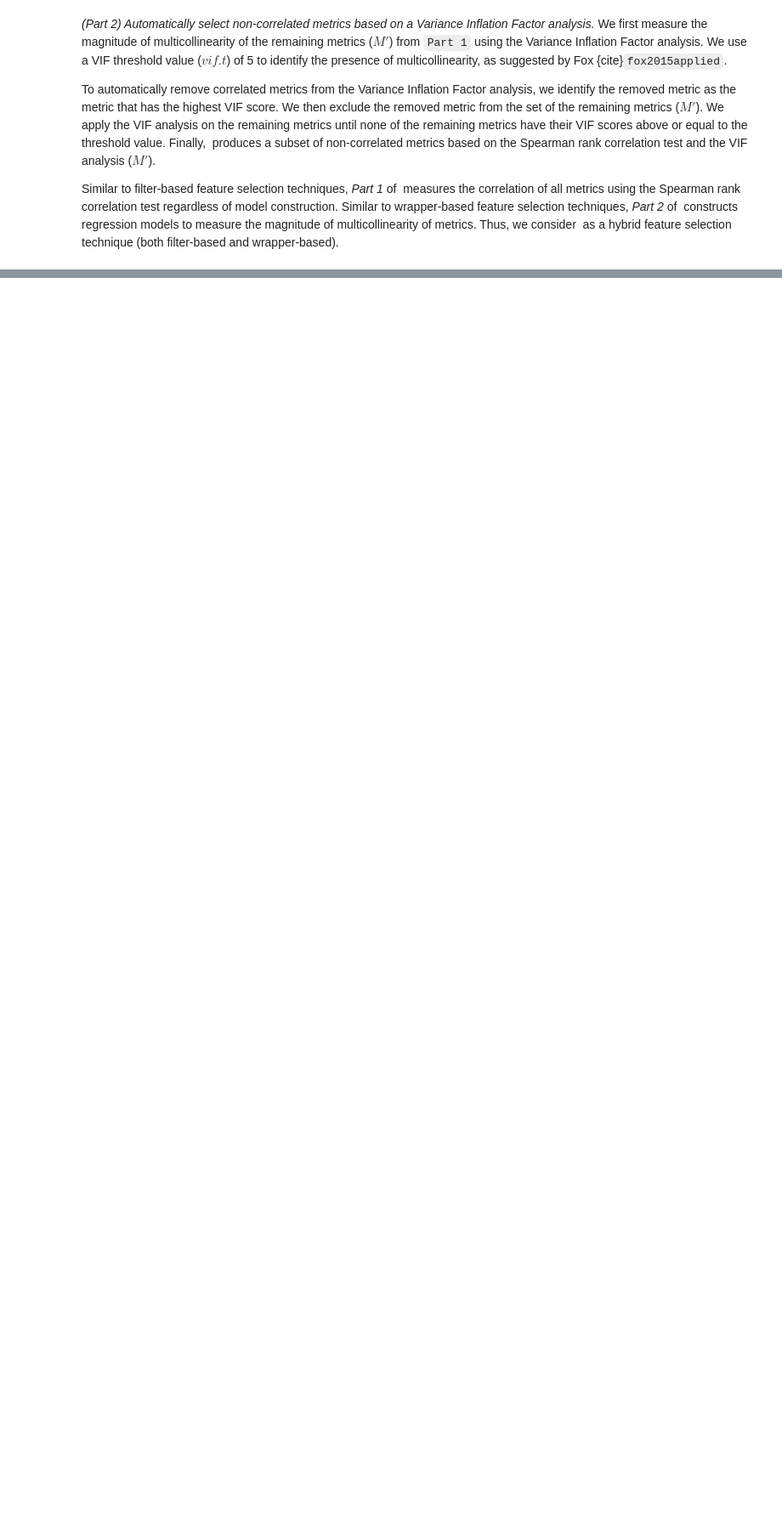
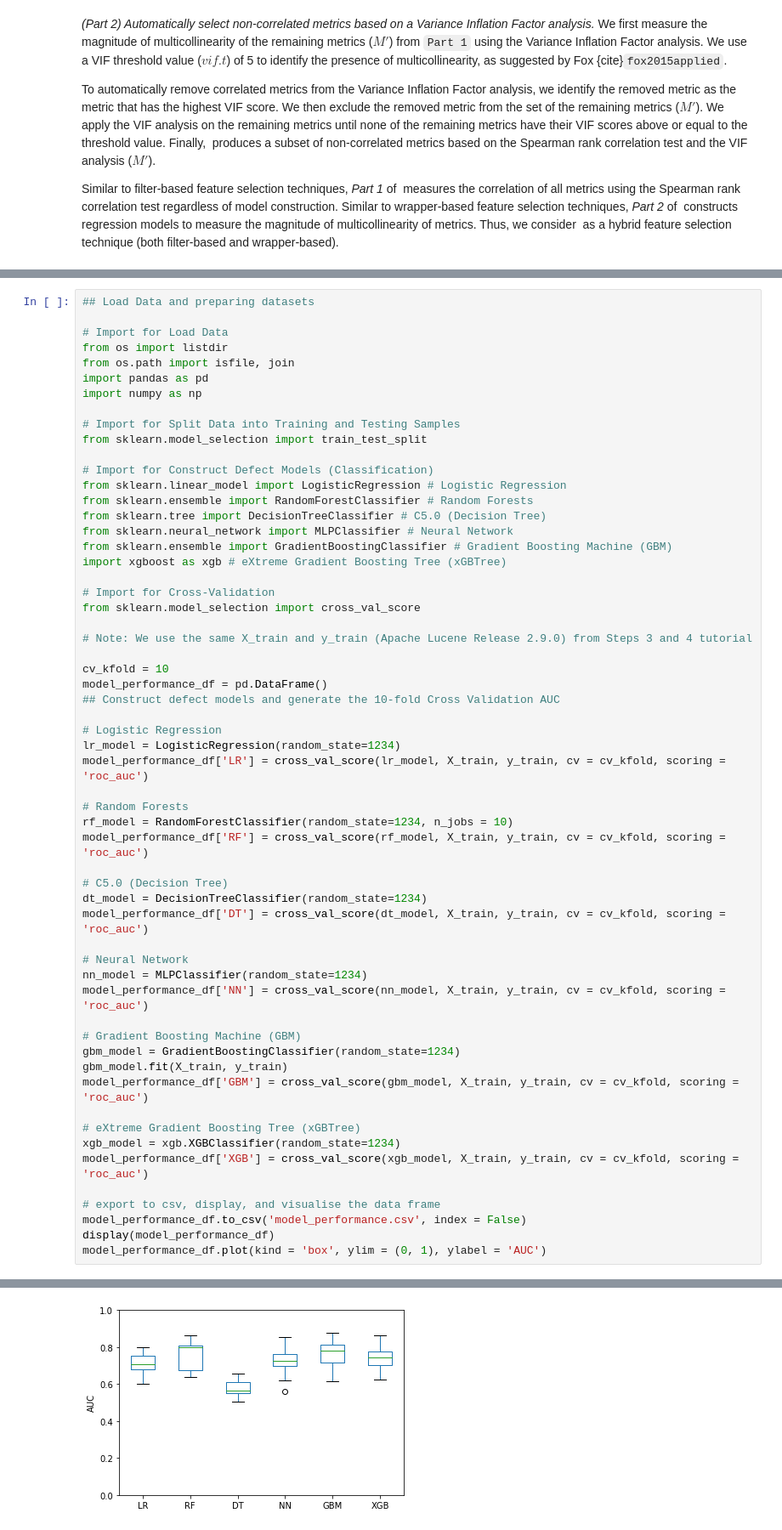
Before and after one commit to xai4se/xai4se.github.io, a Jupyter notebook: _sources/tutorials/ASE2021.ipynb, the cells around one changed output, grey strips where cells are left out. Shown at 85% size. Cells and saved outputs as stored; diff of their text form; blank space fills up the shorter version.

```diff
--- a/_sources/tutorials/ASE2021.ipynb
+++ b/_sources/tutorials/ASE2021.ipynb
@@ -493,0 +749,59 @@ According to Part 2, AutoSpearman selects the 29 following metrics:
+# %%
+## Load Data and preparing datasets
+
+# Import for Load Data
+from os import listdir
+from os.path import isfile, join
+import pandas as pd
+import numpy as np
+
+# Import for Split Data into Training and Testing Samples
+from sklearn.model_selection import train_test_split
+
+# Import for Construct Defect Models (Classification)
+from sklearn.linear_model import LogisticRegression # Logistic Regression
+from sklearn.ensemble import RandomForestClassifier # Random Forests
+from sklearn.tree import DecisionTreeClassifier # C5.0 (Decision Tree)
+from sklearn.neural_network import MLPClassifier # Neural Network
+from sklearn.ensemble import GradientBoostingClassifier # Gradient Boosting Machine (GBM)
+import xgboost as xgb # eXtreme Gradient Boosting Tree (xGBTree)
+
+# Import for Cross-Validation
+from sklearn.model_selection import cross_val_score
+
+# Note: We use the same X_train and y_train (Apache Lucene Release 2.9.0) from Steps 3 and 4 tutorial
+
+cv_kfold = 10
+model_performance_df = pd.DataFrame()
+## Construct defect models and generate the 10-fold Cross Validation AUC
+
+# Logistic Regression
+lr_model = LogisticRegression(random_state=1234)
+model_performance_df['LR'] = cross_val_score(lr_model, X_train, y_train, cv = cv_kfold, scoring = 'roc_auc')
+
+# Random Forests
+rf_model = RandomForestClassifier(random_state=1234, n_jobs = 10)
+model_performance_df['RF'] = cross_val_score(rf_model, X_train, y_train, cv = cv_kfold, scoring = 'roc_auc')
+
+# C5.0 (Decision Tree)
+dt_model = DecisionTreeClassifier(random_state=1234)
+model_performance_df['DT'] = cross_val_score(dt_model, X_train, y_train, cv = cv_kfold, scoring = 'roc_auc')
+
+# Neural Network
+nn_model = MLPClassifier(random_state=1234)
+model_performance_df['NN'] = cross_val_score(nn_model, X_train, y_train, cv = cv_kfold, scoring = 'roc_auc')
+
+# Gradient Boosting Machine (GBM)
+gbm_model = GradientBoostingClassifier(random_state=1234)
+gbm_model.fit(X_train, y_train)
+model_performance_df['GBM'] = cross_val_score(gbm_model, X_train, y_train, cv = cv_kfold, scoring = 'roc_auc')
+
+# eXtreme Gradient Boosting Tree (xGBTree)
+xgb_model = xgb.XGBClassifier(random_state=1234)
+model_performance_df['XGB'] = cross_val_score(xgb_model, X_train, y_train, cv = cv_kfold, scoring = 'roc_auc')
+
+# export to csv, display, and visualise the data frame
+model_performance_df.to_csv('model_performance.csv', index = False)
+display(model_performance_df)
+model_performance_df.plot(kind = 'box', ylim = (0, 1), ylabel = 'AUC')
+# %% [output]
@@ -493,0 +847 @@ According to Part 2, AutoSpearman selects the 29 following metrics:
+[figure, added]
```
Also changed, not shown: parts of 18 cells of this notebook, 15 other files.
